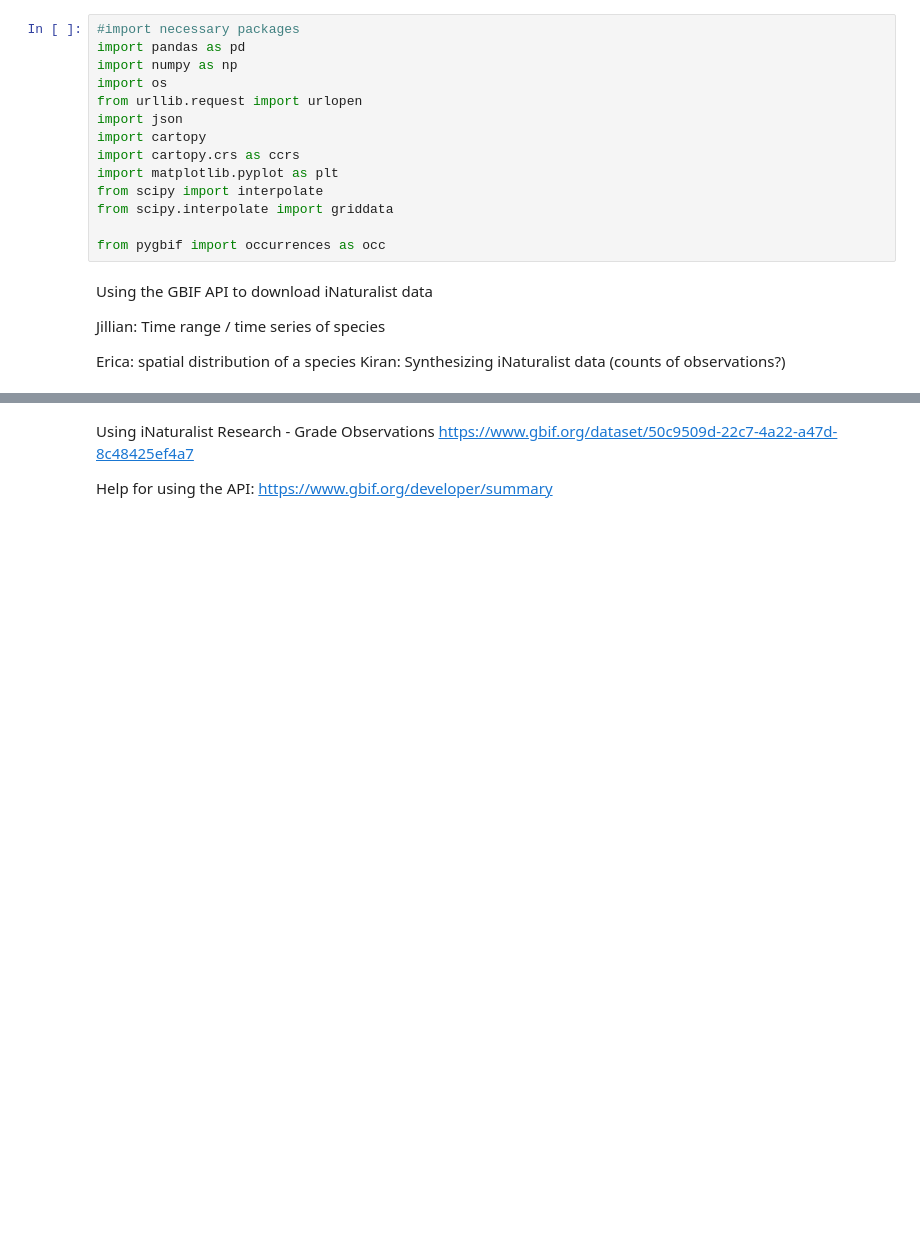
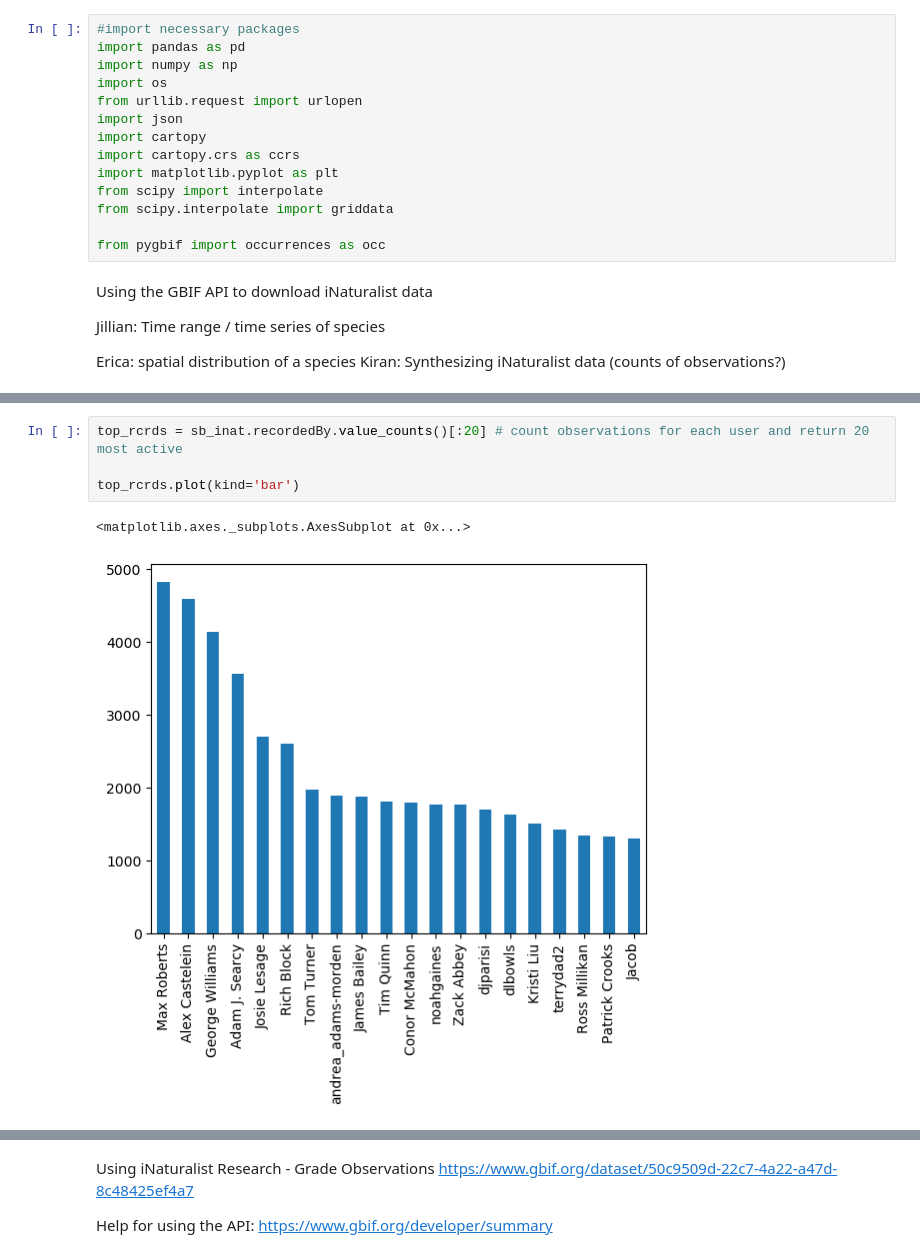
Before and after one commit to erica-bishop/eds220-finalproject, a Jupyter notebook: EB-read-in.ipynb, the cells around one changed output, grey strips where cells are left out. Saved outputs shown, nothing was run; the diff lists cells and outputs as text; blank space fills up the shorter version.

```diff
--- a/EB-read-in.ipynb
+++ b/EB-read-in.ipynb
@@ -30,0 +70,7 @@ doc
+# %%
+top_rcrds = sb_inat.recordedBy.value_counts()[:20] # count observations for each user and return 20 most active
+
+top_rcrds.plot(kind='bar')
+# %% [output]
+<matplotlib.axes._subplots.AxesSubplot at 0x...>
+[figure, added]
```
Also changed, not shown: parts of 12 cells of this notebook, 1 other file.
